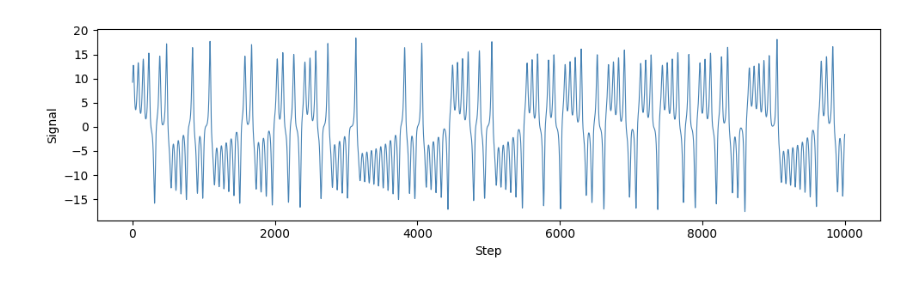
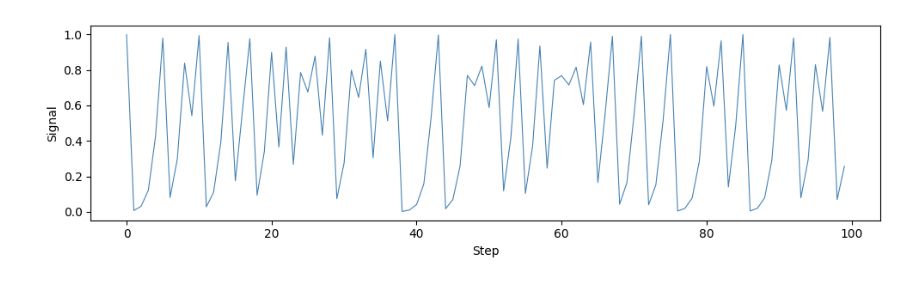
Before and after one commit to erbilcanartun/network-reconstruction, a Jupyter notebook: notebooks/reservoirpy_grid_search.ipynb, the cells around one changed output. Cells and saved outputs as stored; diff of their text form; code cells hidden in the pictures.

```diff
--- a/notebooks/reservoirpy_grid_search.ipynb
+++ b/notebooks/reservoirpy_grid_search.ipynb
@@ -12,18 +12,18 @@ reservoirpy.set_seed(42)
 # %%
 # LOAD DATA
 # data should be a 1D numpy array
-dataset = np.loadtxt('../data/chaotic_data/lorenz_system.csv', delimiter=',')
-dataset = dataset[: ,0]
+dataset = np.loadtxt('../data/chaotic_data/logistic_map.csv', delimiter=',')
+dataset = dataset[: ,]
 
 # Visualize the chaotic time series
 fig, ax = plt.subplots(figsize=(10, 3))
-ax.plot(dataset[:], color='steelblue', linewidth=0.8)
+ax.plot(dataset[:100], color='steelblue', linewidth=0.8)
 ax.set_xlabel('Step')
 ax.set_ylabel('Signal')
 plt.tight_layout()
 plt.show()
 # %% [output]
-[figure, old version]
+[figure, new version]
 # %%
 # PREPARE DATA
 data = dataset.reshape(-1, 1)
```
Also changed, not shown: parts of 1 cell of this notebook, 1 other file.
